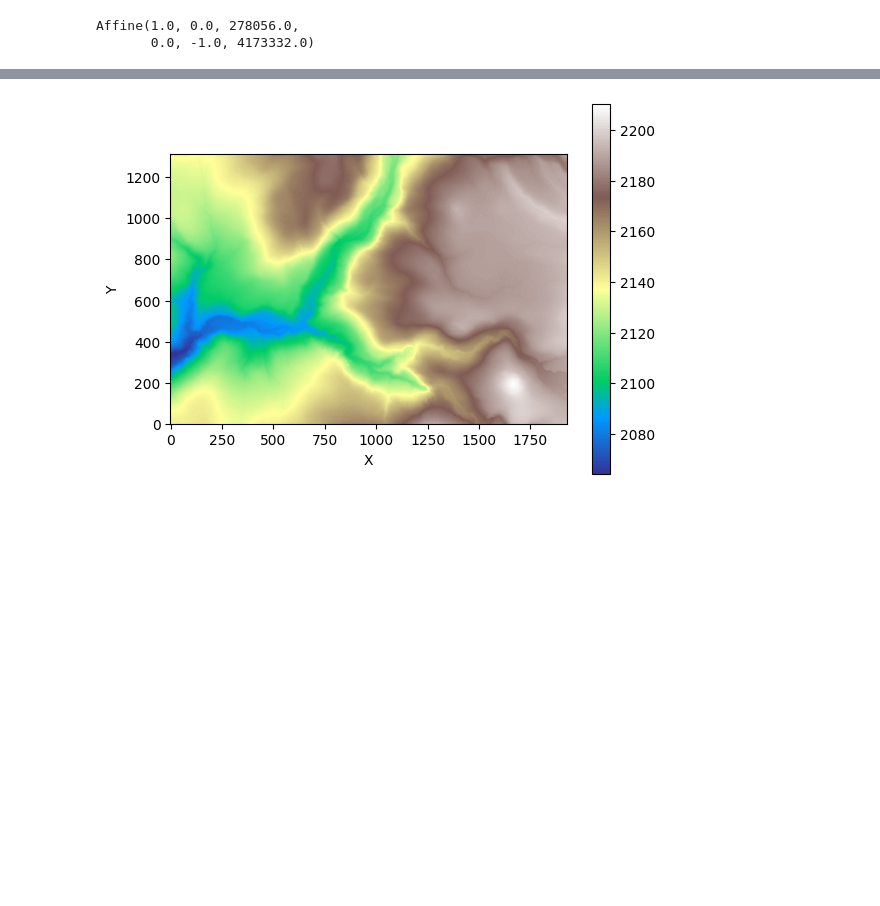
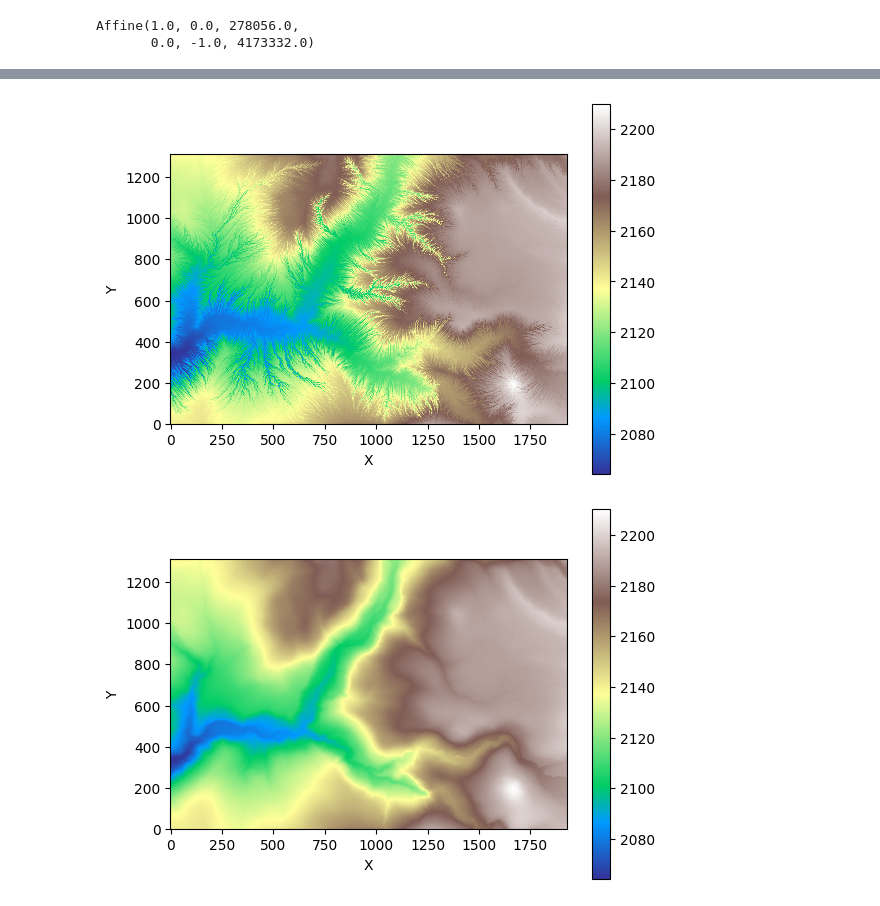
Before and after one commit to nightsky737/erodedrawing, a Jupyter notebook: testing/learning.ipynb, the cells around one changed output, grey strips where cells are left out. Drawn from its saved outputs; the diff is of its cells as text; code cells hidden in the pictures; blank space fills up the shorter version.

```diff
--- a/testing/learning.ipynb
+++ b/testing/learning.ipynb
@@ -49,3 +51,7 @@ raster_grid.imshow('topographic__elevation')
+# %%
+raster_grid.imshow('topographic__elevation', cmap="terrain")
+# %% [output]
+[figure, added]
 # %%
 raster_grid_clean = RasterModelGrid(band1.shape, 1)
 raster_grid_clean.add_field("topographic__elevation", band1.flatten(), at="node") #can also get spacial coords of the r,c dataset by .index(x, y)
```
Also changed, not shown: parts of 8 cells of this notebook, 3 other files.
